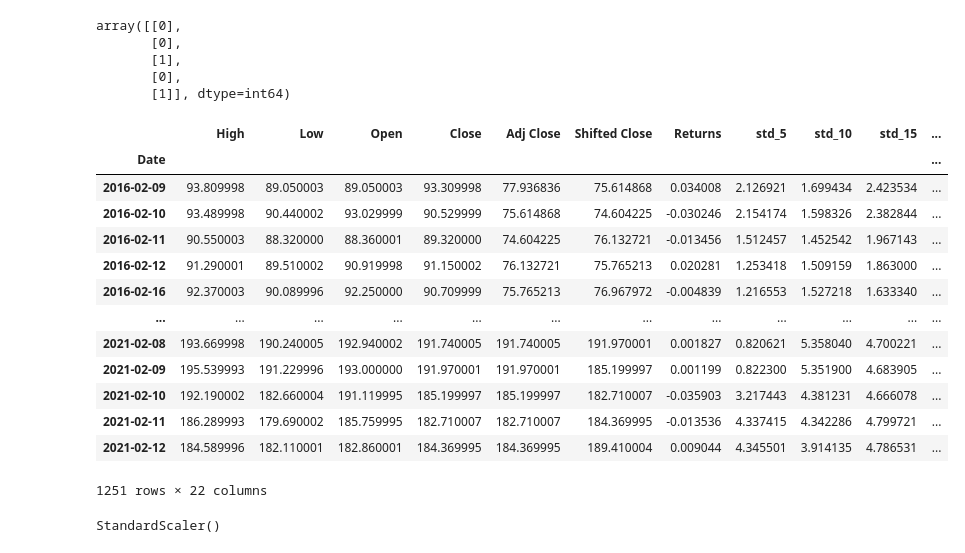
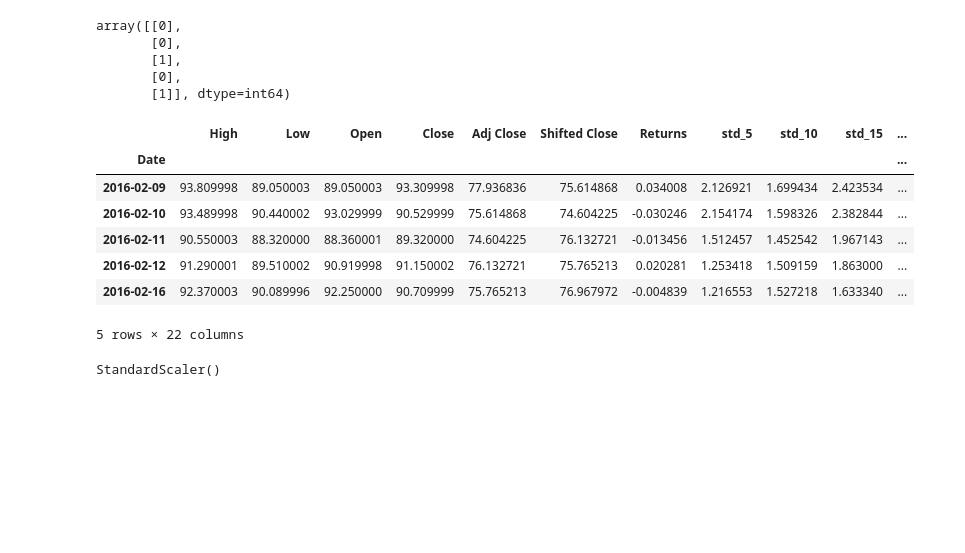
Before and after one commit to GregoryRash6/machine_learning_models, a Jupyter notebook: Analysis/yahya.ipynb, the cells around one changed output. Drawn from its saved outputs; the diff is of its cells as text; code cells hidden in the pictures; blank space fills up the shorter version.

```diff
--- a/Analysis/yahya.ipynb
+++ b/Analysis/yahya.ipynb
@@ -502,23 +467,17 @@ array([[0],
 # %%
 # Assign X Values
 X = combined_df.copy()
 X = X.drop(["Profit/Loss"], axis=1)
-X
+X.head()
 # %% [output]
 |  | High | Low | Open | Close | Adj Close | Shifted Close | Returns | std_5 | std_10 | std_15 | ... |
 | Date |  |  |  |  |  |  |  |  |  |  | ... |
 | 2016-02-09 | 93.809998 | 89.050003 | 89.050003 | 93.309998 | 77.936836 | 75.614868 | 0.034008 | 2.126921 | 1.699434 | 2.423534 | ... |
 | 2016-02-10 | 93.489998 | 90.440002 | 93.029999 | 90.529999 | 75.614868 | 74.604225 | -0.030246 | 2.154174 | 1.598326 | 2.382844 | ... |
 | 2016-02-11 | 90.550003 | 88.320000 | 88.360001 | 89.320000 | 74.604225 | 76.132721 | -0.013456 | 1.512457 | 1.452542 | 1.967143 | ... |
 | 2016-02-12 | 91.290001 | 89.510002 | 90.919998 | 91.150002 | 76.132721 | 75.765213 | 0.020281 | 1.253418 | 1.509159 | 1.863000 | ... |
 | 2016-02-16 | 92.370003 | 90.089996 | 92.250000 | 90.709999 | 75.765213 | 76.967972 | -0.004839 | 1.216553 | 1.527218 | 1.633340 | ... |
-| ... | ... | ... | ... | ... | ... | ... | ... | ... | ... | ... | ... |
-| 2021-02-08 | 193.669998 | 190.240005 | 192.940002 | 191.740005 | 191.740005 | 191.970001 | 0.001827 | 0.820621 | 5.358040 | 4.700221 | ... |
-| 2021-02-09 | 195.539993 | 191.229996 | 193.000000 | 191.970001 | 191.970001 | 185.199997 | 0.001199 | 0.822300 | 5.351900 | 4.683905 | ... |
-| 2021-02-10 | 192.190002 | 182.660004 | 191.119995 | 185.199997 | 185.199997 | 182.710007 | -0.035903 | 3.217443 | 4.381231 | 4.666078 | ... |
-| 2021-02-11 | 186.289993 | 179.690002 | 185.759995 | 182.710007 | 182.710007 | 184.369995 | -0.013536 | 4.337415 | 4.342286 | 4.799721 | ... |
-| 2021-02-12 | 184.589996 | 182.110001 | 182.860001 | 184.369995 | 184.369995 | 189.410004 | 0.009044 | 4.345501 | 3.914135 | 4.786531 | ... |
-1251 rows × 22 columns
+5 rows × 22 columns
 # %%
 # Train/Test Split
 X_train, X_test, y_train, y_test = train_test_split(X, y, random_state=1)
```
Also changed, not shown: parts of 20 cells of this notebook.
